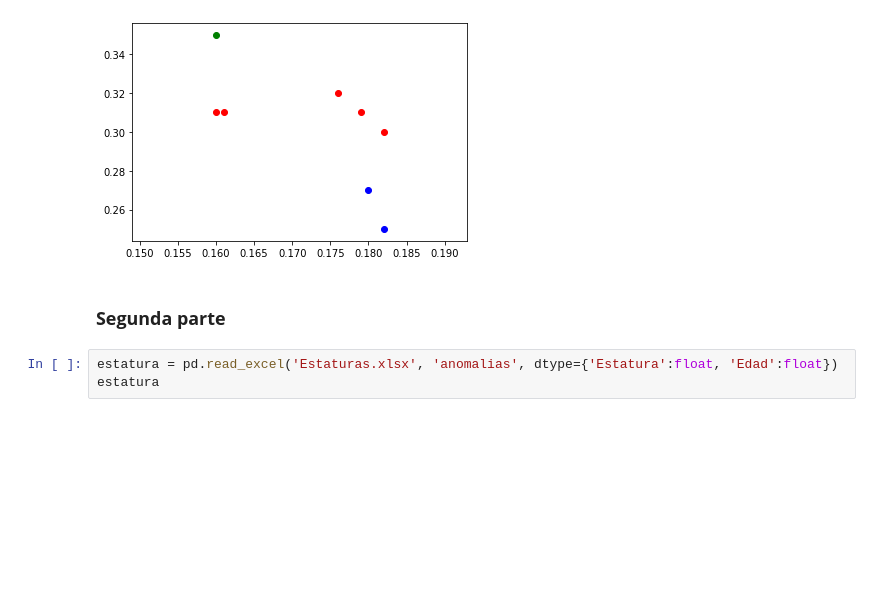
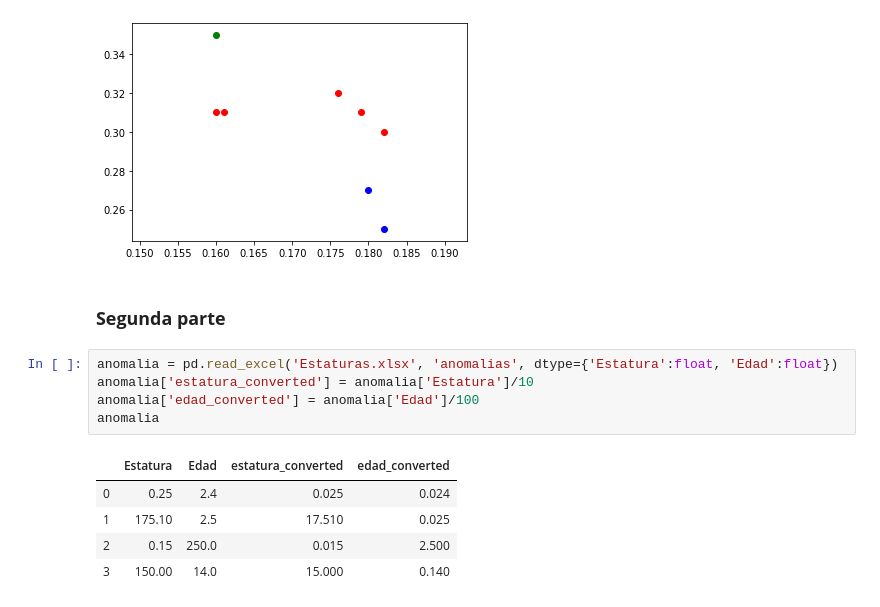
Before and after one commit to estuardozapeta/Statistical-Learning-II-Practica-1, a Jupyter notebook: Practica 1.ipynb, the cells around one changed output. Cells and saved outputs as stored; diff of their text form; blank space fills up the shorter version.

```diff
--- a/Practica 1.ipynb
+++ b/Practica 1.ipynb
@@ -256,5 +256,13 @@ gaussian_mixture_model(x, 3)
 # %% [markdown]
 ### **Segunda parte**
 # %%
-estatura = pd.read_excel('Estaturas.xlsx', 'anomalias', dtype={'Estatura':float, 'Edad':float})
-estatura
+anomalia = pd.read_excel('Estaturas.xlsx', 'anomalias', dtype={'Estatura':float, 'Edad':float})
+anomalia['estatura_converted'] = anomalia['Estatura']/10
+anomalia['edad_converted'] = anomalia['Edad']/100
+anomalia
+# %% [output]
+|  | Estatura | Edad | estatura_converted | edad_converted |
+| 0 | 0.25 | 2.4 | 0.025 | 0.024 |
+| 1 | 175.10 | 2.5 | 17.510 | 0.025 |
+| 2 | 0.15 | 250.0 | 0.015 | 2.500 |
+| 3 | 150.00 | 14.0 | 15.000 | 0.140 |
```
Also changed, not shown: parts of 11 cells of this notebook.
